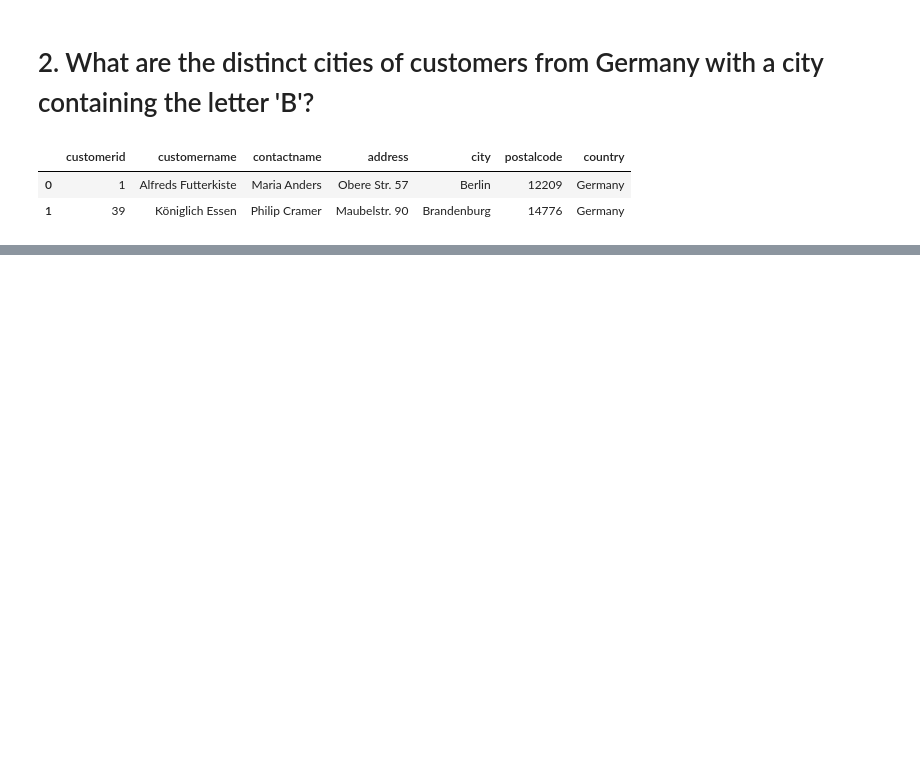
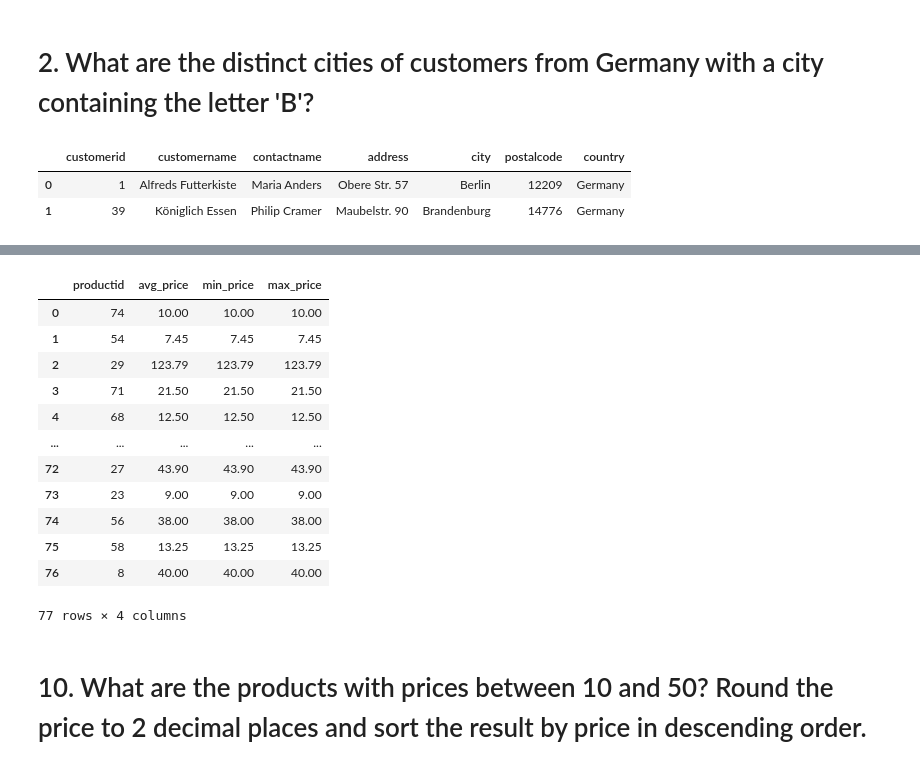
Before and after one commit to migifor-forstmi4/python_postgresql_pgadmin, a Jupyter notebook: postgres_northwind_data.ipynb, the cells around one changed output, grey strips where cells are left out. Drawn from its saved outputs; the diff is of its cells as text; code cells hidden in the pictures; blank space fills up the shorter version.

```diff
--- a/postgres_northwind_data.ipynb
+++ b/postgres_northwind_data.ipynb
@@ -374,0 +709,40 @@ df_sub
+# %%
+# Create SQLAlchemy Engine
+engine = create_engine(db_connection_url)
+
+# Query: avg. price, min. price, max. price of products rounded to 2 decimal places
+df_prices = pd.read_sql_query("""
+SELECT
+    p.productid,
+    ROUND(AVG(p.price), 2) AS avg_price,
+    ROUND(MIN(p.price), 2) AS min_price,
+    ROUND(MAX(p.price), 2) AS max_price
+FROM products p
+GROUP BY p.productid
+""", con=engine)
+
+# Dispose the engine
+engine.dispose()
+
+# Show the result
+df_prices
+
+#durch ROUND runden wir die Preise auf 2 Nachkommastellen.
+#durch GROUP BY gruppieren wir die Ergebnisse nach der Produkt-ID, um aggregierte Werte für jedes Produkt zu erhalten.
+#durch AVG, MIN und MAX berechnen wir den Durchschnittspreis, den Mindestpreis und den Höchstpreis für jedes Produkt.
+# %% [output]
+|  | productid | avg_price | min_price | max_price |
+| 0 | 74 | 10.00 | 10.00 | 10.00 |
+| 1 | 54 | 7.45 | 7.45 | 7.45 |
+| 2 | 29 | 123.79 | 123.79 | 123.79 |
+| 3 | 71 | 21.50 | 21.50 | 21.50 |
+| 4 | 68 | 12.50 | 12.50 | 12.50 |
+| ... | ... | ... | ... | ... |
+| 72 | 27 | 43.90 | 43.90 | 43.90 |
+| 73 | 23 | 9.00 | 9.00 | 9.00 |
+| 74 | 56 | 38.00 | 38.00 | 38.00 |
+| 75 | 58 | 13.25 | 13.25 | 13.25 |
+| 76 | 8 | 40.00 | 40.00 | 40.00 |
+77 rows × 4 columns
+# %% [markdown]
+# 10. What are the products with prices between 10 and 50? Round the price to 2 decimal places and sort the result by price in descending order.
```
Also changed, not shown: parts of 26 cells of this notebook.
